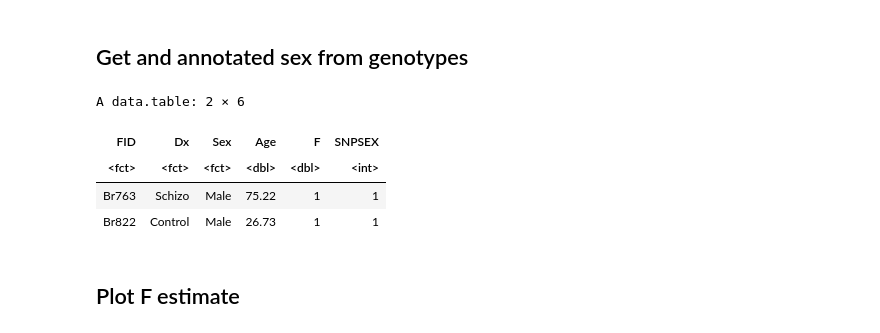
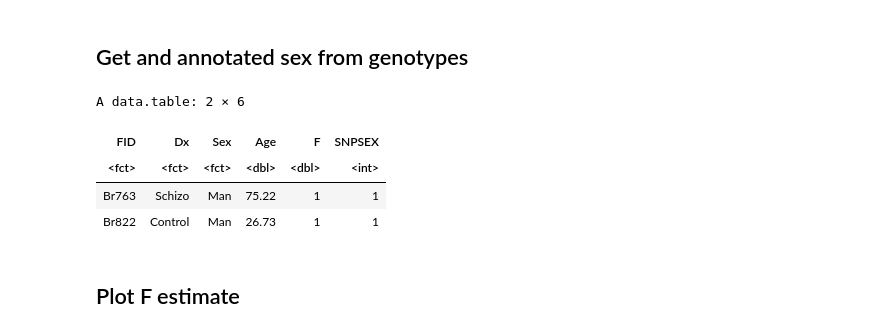
Before and after one commit to LieberInstitute/sex_differences_sz, a Jupyter notebook: sex_coverage/check_sex/_m/main.ipynb, the cells around one changed output. Cells and saved outputs as stored; diff of their text form; code cells hidden in the pictures.

```diff
--- a/sex_coverage/check_sex/_m/main.ipynb
+++ b/sex_coverage/check_sex/_m/main.ipynb
@@ -6,22 +6,22 @@ suppressMessages({library(dplyr)
 # %% [markdown]
 ## Get and annotated sex from genotypes
 # %%
-sexcheck_file = paste0('/ceph/projects/brainseq/genotype/download/topmed/',
-                       'convert2plink/filter_maf_01/check_sex/_m/LIBD_Brain_TopMed.sexcheck')
-pheno_file = '/ceph/users/jbenja13/projects/sex_sz_ria/input/phenotypes/_m/phenotypes.csv'
+sexcheck_file = paste0('../../../input/genotypes/check_sex/_m/',
+                       'LIBD_Brain_TopMed.sexcheck')
+pheno_file = '../../..//input/phenotypes/_m/phenotypes.csv'
 
 dt = data.table::fread(sexcheck_file) %>%
     inner_join(data.table::fread(pheno_file), by=c("FID"="BrNum")) %>%
     select(c("FID", "Dx", "Sex", "Age", "F", "SNPSEX")) %>%
     distinct() %>% mutate_if(is.character, as.factor)
-levels(dt$Sex) <- c('Female', 'Male')
+levels(dt$Sex) <- c('Woman', 'Man')
 dt %>% head(2)
 # %% [output]
 A data.table: 2 × 6
 | FID | Dx | Sex | Age | F | SNPSEX |
 | <fct> | <fct> | <fct> | <dbl> | <dbl> | <int> |
-| Br763 | Schizo | Male | 75.22 | 1 | 1 |
-| Br822 | Control | Male | 26.73 | 1 | 1 |
+| Br763 | Schizo | Man | 75.22 | 1 | 1 |
+| Br822 | Control | Man | 26.73 | 1 | 1 |
 # %% [markdown]
 ## Plot F estimate
 # %%
```
Also changed, not shown: parts of 6 cells of this notebook, 10 other files.
